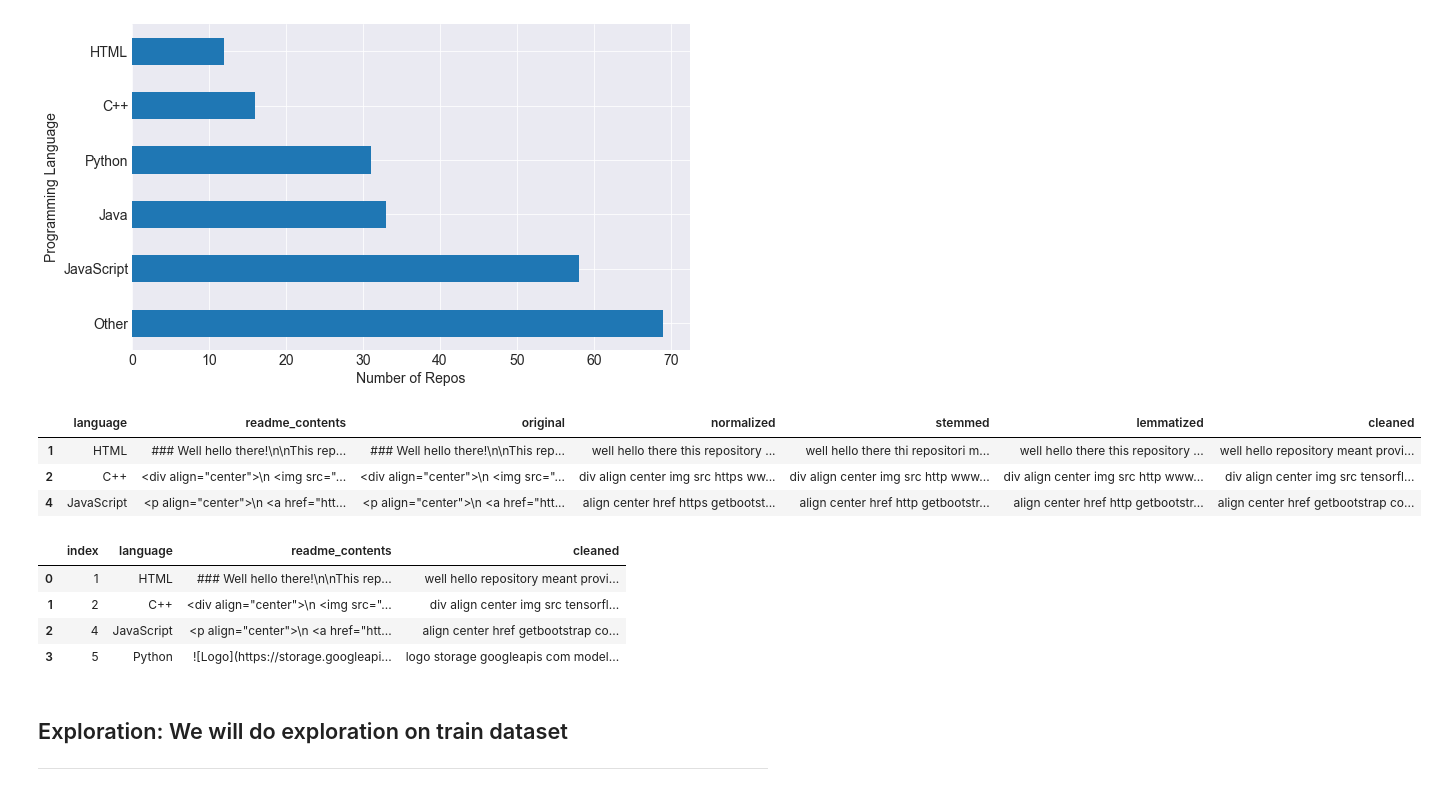
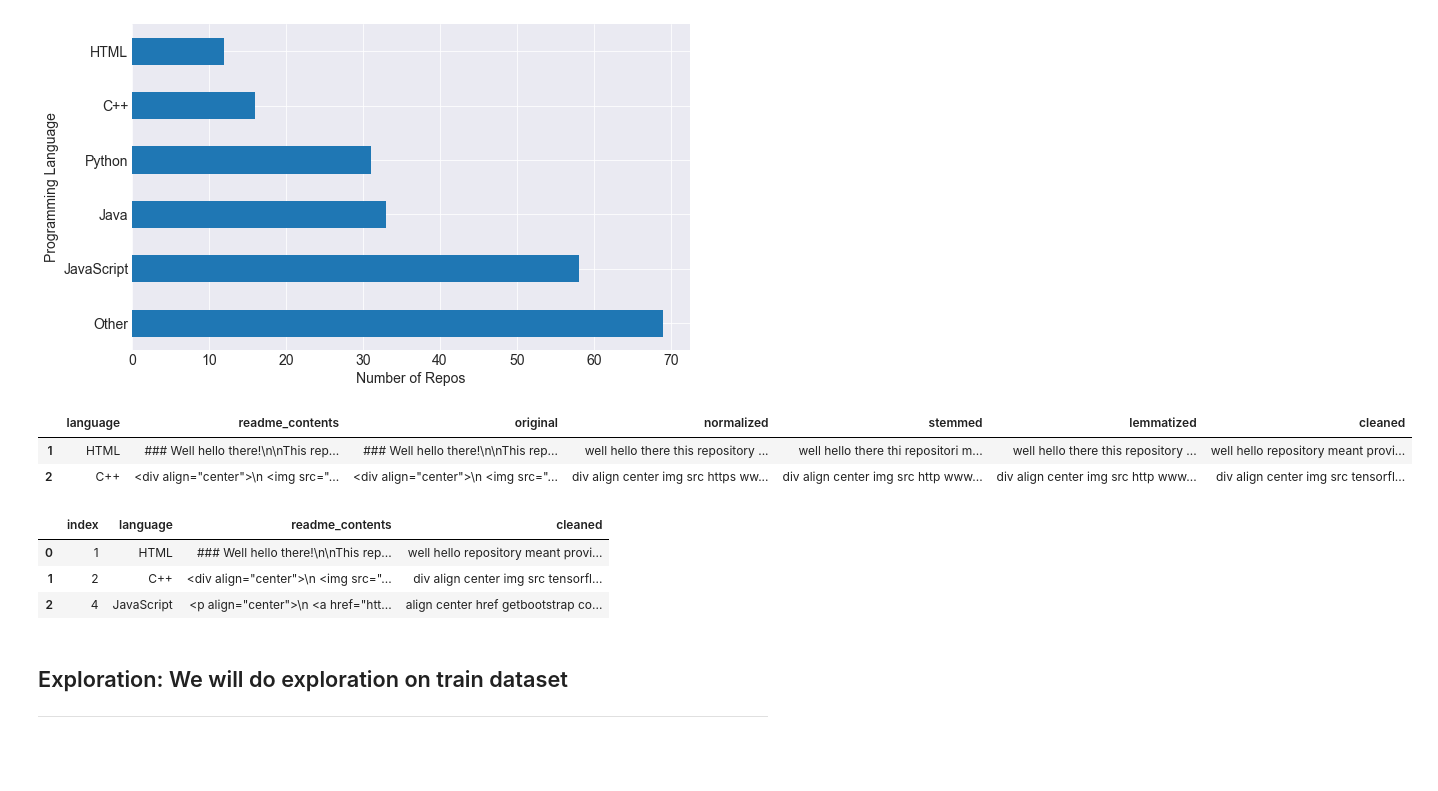
Before and after one commit to The-Tree-Muskeeters/git-language, a Jupyter notebook: nlp_project_ravinder.ipynb, the cells around one changed output. Drawn from its saved outputs; the diff is of its cells as text; code cells hidden in the pictures; blank space fills up the shorter version.

```diff
--- a/nlp_project_ravinder.ipynb
+++ b/nlp_project_ravinder.ipynb
@@ -159,23 +147,21 @@ df = df.drop(columns = ['repo'])
 # We next call a function named 'prep_contents' from prepare.py
 df = prepare_r.prep_contents(df)
 # %%
-df.head(3)
+df.head(2)
 # %% [output]
 |  | language | readme_contents | original | normalized | stemmed | lemmatized | cleaned |
 | 1 | HTML | ### Well hello there!\n\nThis rep... | ### Well hello there!\n\nThis rep... | well hello there this repository ... | well hello there thi repositori m... | well hello there this repository ... | well hello repository meant provi... |
 | 2 | C++ | <div align="center">\n <img src="... | <div align="center">\n <img src="... | div align center img src https ww... | div align center img src http www... | div align center img src http www... | div align center img src tensorfl... |
-| 4 | JavaScript | <p align="center">\n <a href="htt... | <p align="center">\n <a href="htt... | align center href https getbootst... | align center href http getbootstr... | align center href http getbootstr... | align center href getbootstrap co... |
 # %%
 # We will just work with either original content or 'cleaned' column. So we drop other columns
 df = df.drop(columns = ['original', 'stemmed', 'normalized', 'lemmatized'])
 df = df.reset_index()
-df.head(4)
+df.head(3)
 # %% [output]
 |  | index | language | readme_contents | cleaned |
 | 0 | 1 | HTML | ### Well hello there!\n\nThis rep... | well hello repository meant provi... |
 | 1 | 2 | C++ | <div align="center">\n <img src="... | div align center img src tensorfl... |
 | 2 | 4 | JavaScript | <p align="center">\n <a href="htt... | align center href getbootstrap co... |
-| 3 | 5 | Python | ![Logo](https://storage.googleapi... | logo storage googleapis com model... |
 # %%
 # Train/test split before exploration
 train, test = train_test_split(df, stratify=df.language, test_size=.2, random_state=123)
```
Also changed, not shown: parts of 8 cells of this notebook.
